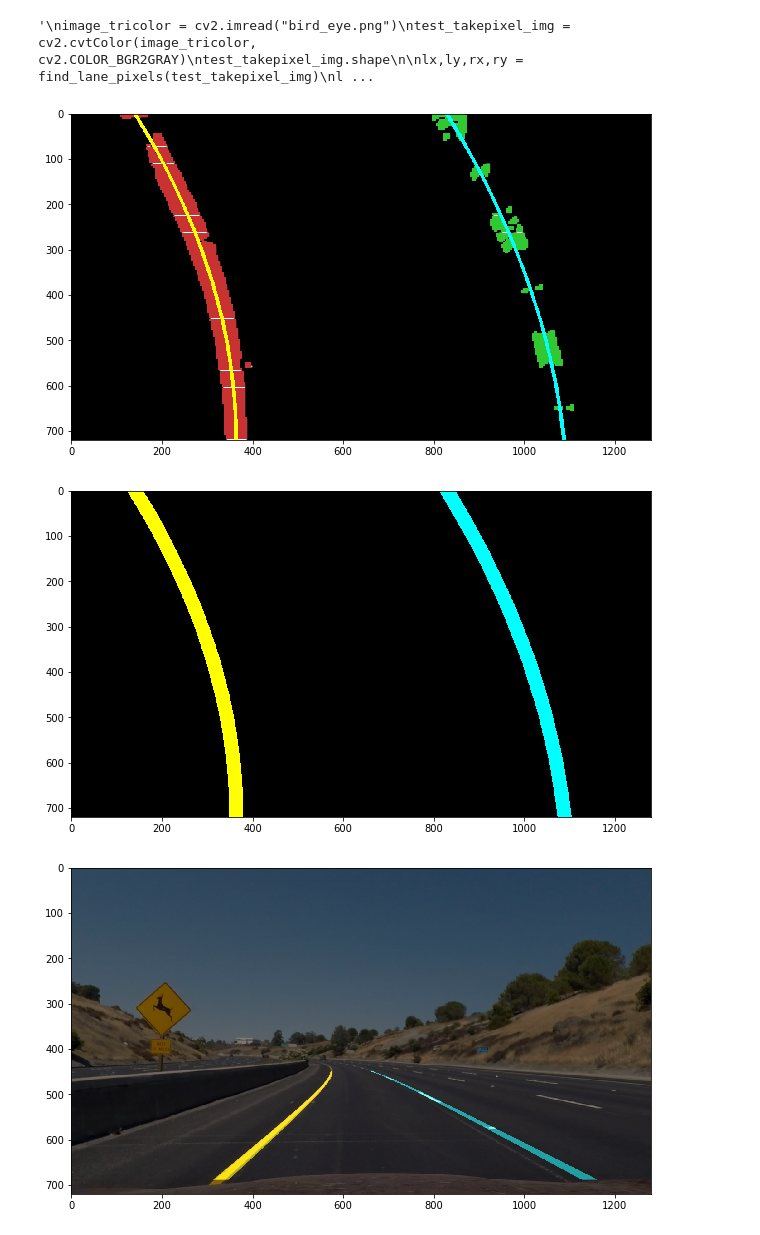
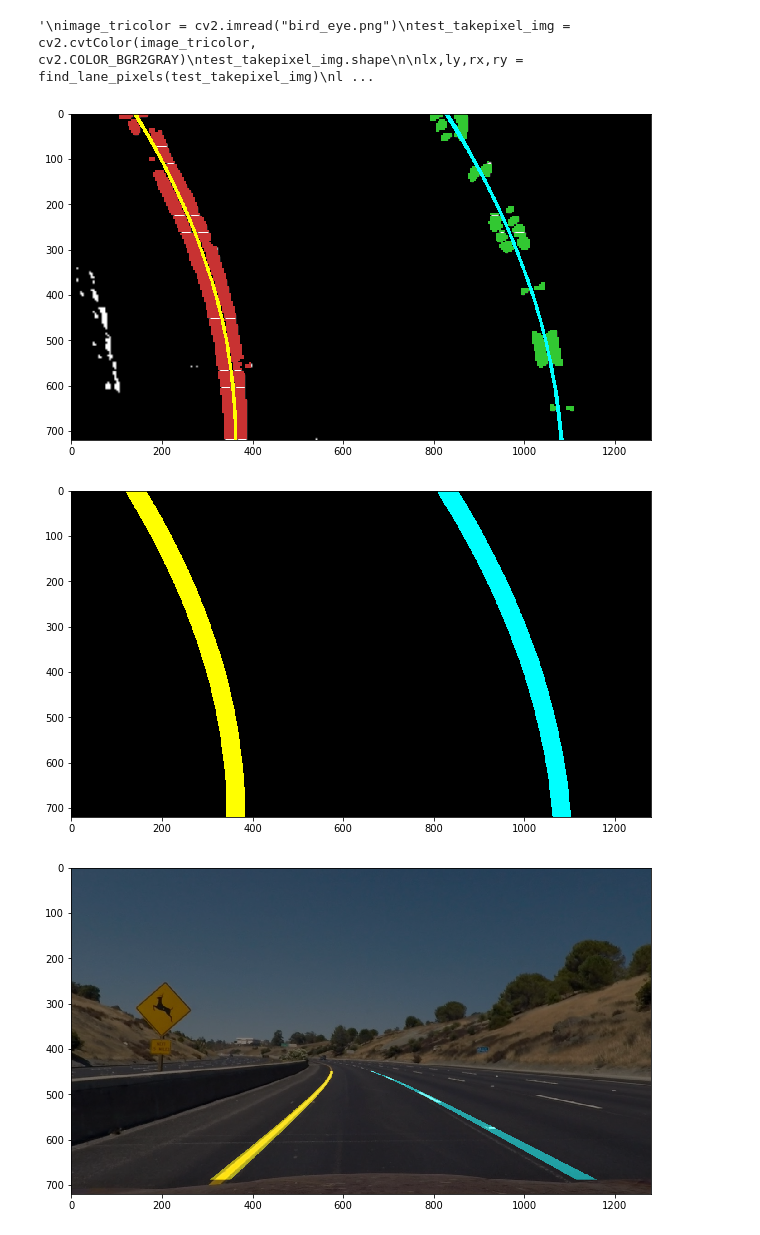
Before and after one commit to khaemn/udacity_advanced_lanelinefinder, a Jupyter notebook: develop.ipynb, the cells around one changed output. Saved outputs shown, nothing was run; the diff lists cells and outputs as text; code cells hidden in the pictures.

```diff
--- a/develop.ipynb
+++ b/develop.ipynb
@@ -148,8 +276,8 @@ mask = cv2.fillPoly(np.zeros((720,1280), dtype=np.uint8), [MASK_ROI], [255,255,2
 # Regular video best ROI is [210..1070] width, top 450 hoffs 40
 # this corresponds (from above) to 700 pix x width == 3.75m, 720 pix y height = 27 m
 h_center = 640
-h_offset = 70    # 50 for regular, 70 for challenge
-top = 475        # 450 for regular vid, 475 for challenge
+h_offset = 50    # 50 for regular, 70 for challenge
+top = 450        # 450 for regular vid, 475 for challenge
 bottom = 690
 left = 210
 right = 1070
@@ -387,7 +515,7 @@ for test_img in test_images[6:7]:
 # %%
 # Define conversions in x and y from pixels space to meters
 ym_per_pix = 27/720 # meters per pixel in y dimension for the regular video
-xm_per_pix = 3.7/740 # meters per pixel in x dimension for the regular video
+xm_per_pix = 3.75/713 # meters per pixel in x dimension for the regular video
 # %%
 def evaluate_poly2(poly, y):
     ''' Evaluate a 2-grade polynomial '''
@@ -623,38 +751,38 @@ for test_img in test_images[6:7]:
     img = cv2.resize(undistorter.undistort(cv2.imread(test_img)), (1280, 720))
     hls = adaptive_vertical_contrast(bird.from_above(img))
     highlight = amplify_vert_lane_pixels(hls)
     birds_eye = highlight
     lx, ly, rx, ry = find_lane_pixels(birds_eye)
     cv2.imwrite("bird_eye.png", birds_eye)
     lfit, rfit = fit_polynomial(birds_eye, lx, ly, rx, ry, xm_per_pix, ym_per_pix)
     lcurve, rcurve = get_plottable_curves(img.shape[0], lfit, rfit, xm_per_pix, ym_per_pix)
     lx, ly, rx, ry = take_lane_pixels(birds_eye, lcurve, rcurve)
     lfit2, rfit2 = fit_polynomial(birds_eye, lx, ly, rx, ry, xm_per_pix, ym_per_pix)
     lcurve2, rcurve2 = get_plottable_curves(img.shape[0], lfit2, rfit2, xm_per_pix, ym_per_pix)
 
     found = cv2.cvtColor(birds_eye, cv2.COLOR_GRAY2BGR)
-    found[ly, lx] = [50, 50 ,200]
-    found[ry, rx] = [50, 200,50]
+    found[ly, lx] = [50, 50 , 200]
+    found[ry, rx] = [50, 200, 50]
     found = plot_lane_curves(found, lcurve, rcurve)
     found = plot_lane_curves(found, lcurve2, rcurve2)
 
     lcurv = LaneLine.curvature(lfit, 720 * ym_per_pix)
     rcurv = LaneLine.curvature(rfit, 720 * ym_per_pix)
 
     imgprinter.unblock()
     plot_bgr(found)
     imgprinter.write(found, "detected_lane_pixels")
 
-    lane_curves_from_above = plot_lane_curves(np.zeros_like(found), lcurve, rcurve, thickness=30)
+    lane_curves_from_above = plot_lane_curves(np.zeros_like(found), lcurve, rcurve, thickness=40)
     plot_bgr(lane_curves_from_above)
 
     lane_curves_on_road = bird.to_road(lane_curves_from_above)
     demo = np.uint8((img.astype(np.uint16) + lane_curves_on_road)//2)
     plot_bgr(demo)
     imgprinter.write(demo, "demo_lanes_detected")
 # %% [output]
-[figure, old version]
+[figure, new version]
-[figure, old version]
+[figure, new version]
 [figure]
 # %%
 # Note: an Undistorter instance is necessary
```
Also changed, not shown: parts of 8 cells of this notebook, 1 other file.
